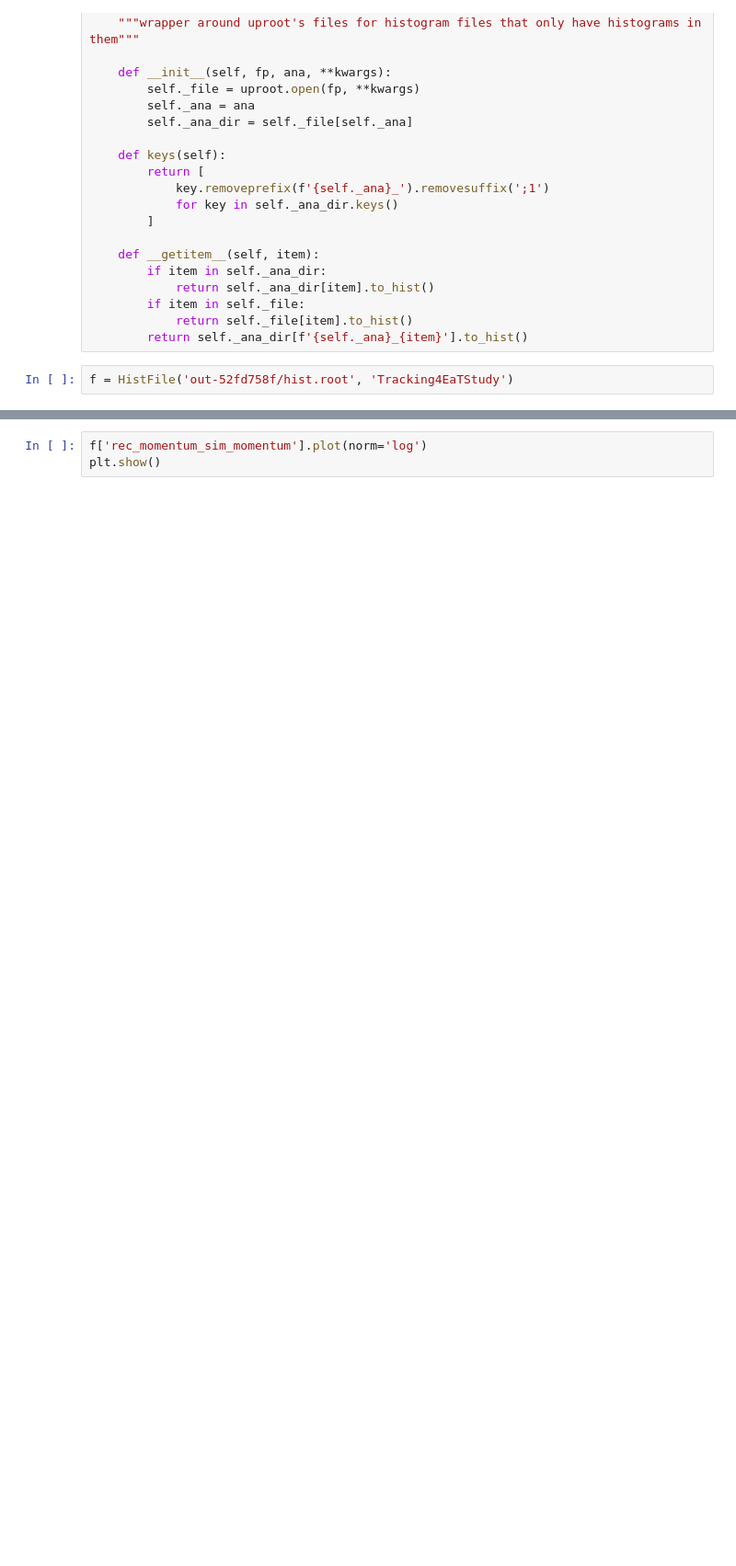
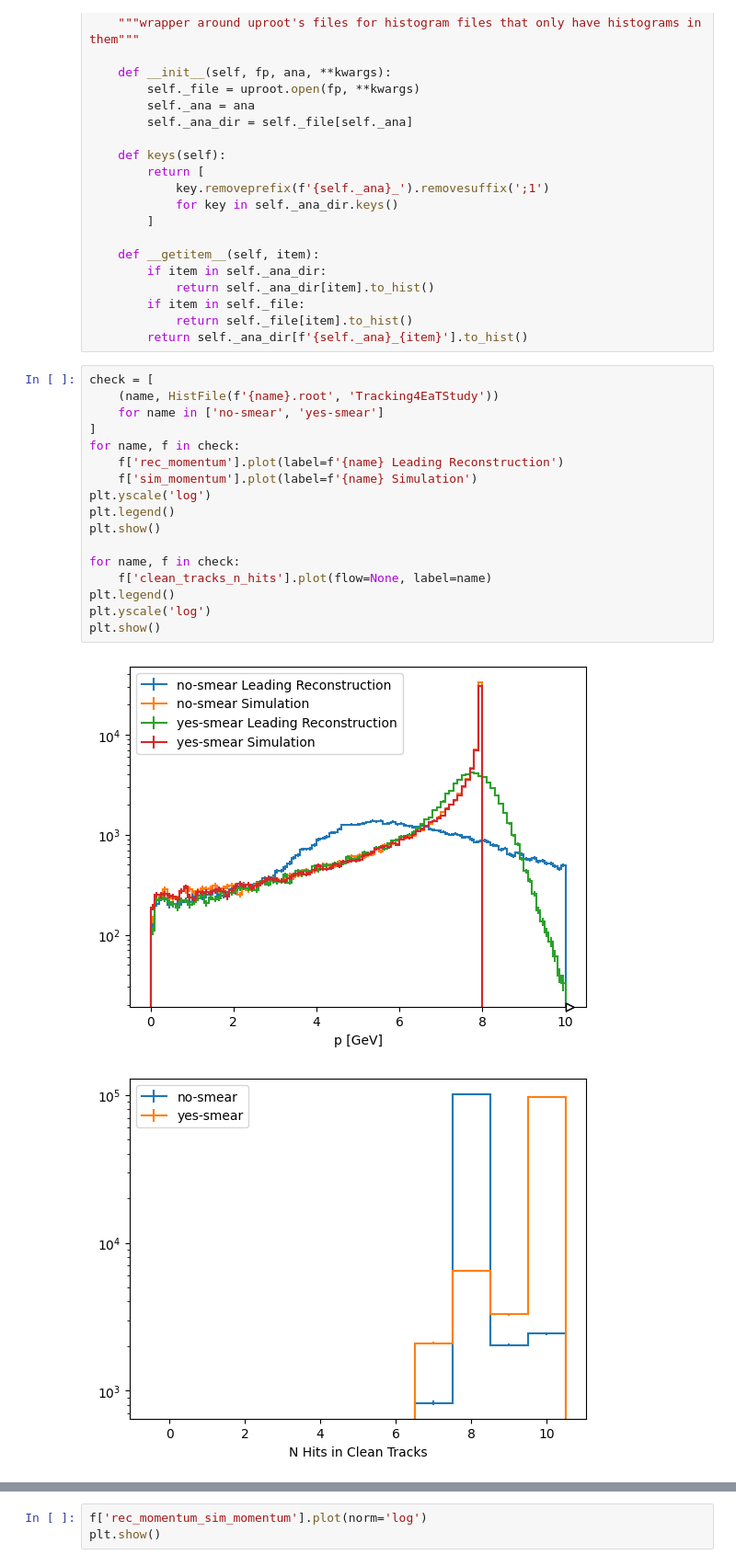
Before and after one commit to tomeichlersmith/ldmx-eat-tracking, a Jupyter notebook: view-hists.ipynb, the cells around one changed output, grey strips where cells are left out. Shown at 92% size. Cells and saved outputs as stored; diff of their text form; blank space fills up the shorter version.

```diff
--- a/view-hists.ipynb
+++ b/view-hists.ipynb
@@ -24,4 +24,22 @@ class HistFile:
             return self._file[item].to_hist()
         return self._ana_dir[f'{self._ana}_{item}'].to_hist()
 # %%
-f = HistFile('out-52fd758f/hist.root', 'Tracking4EaTStudy')
+check = [
+    (name, HistFile(f'{name}.root', 'Tracking4EaTStudy'))
+    for name in ['no-smear', 'yes-smear']
+]
+for name, f in check:
+    f['rec_momentum'].plot(label=f'{name} Leading Reconstruction')
+    f['sim_momentum'].plot(label=f'{name} Simulation')
+plt.yscale('log')
+plt.legend()
+plt.show()
+
+for name, f in check:
+    f['clean_tracks_n_hits'].plot(flow=None, label=name)
+plt.legend()
+plt.yscale('log')
+plt.show()
+# %% [output]
+[figure, added]
+[figure, added]
```
Also changed, not shown: parts of 4 cells of this notebook.
